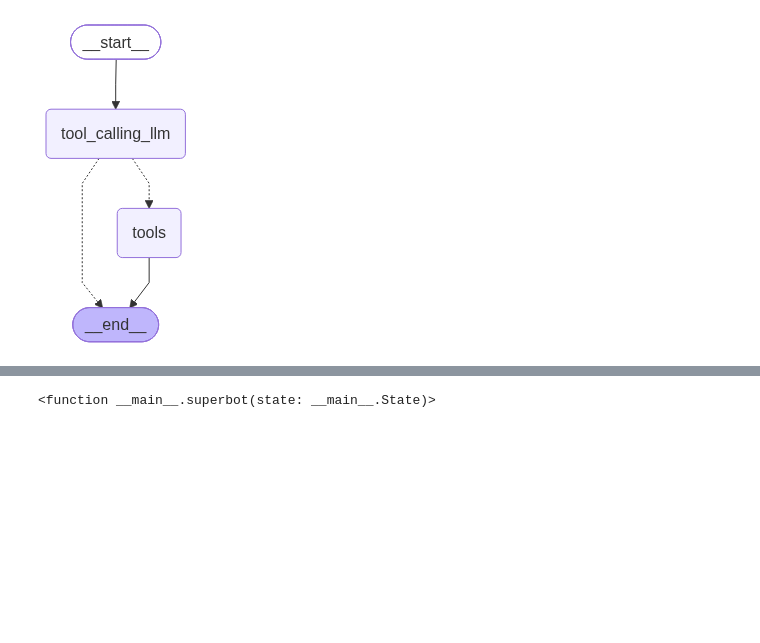
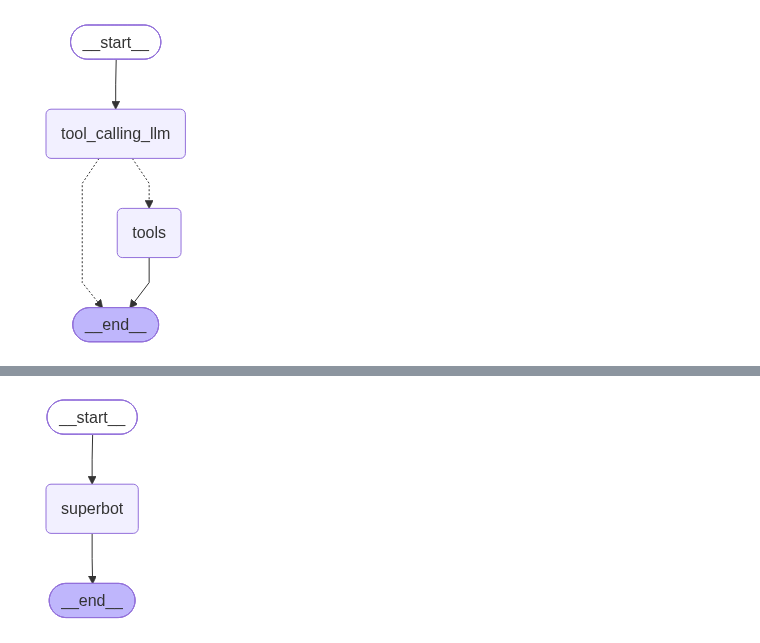
Before and after one commit to MohitPayasi/mohit_payasi, a Jupyter notebook: langraphproject/basic_chat/basic_chat_1.ipynb, the cells around one changed output, grey strips where cells are left out. Cells and saved outputs as stored; diff of their text form; code cells hidden in the pictures; blank space fills up the shorter version.

Commit message:
feat: add multi-agent and basic chat notebooks using LangGraph and LangChain

```diff
--- a/langraphproject/basic_chat/basic_chat_1.ipynb
+++ b/langraphproject/basic_chat/basic_chat_1.ipynb
@@ -460,6 +466,13 @@ memory= MemorySaver()
 def superbot(state:State):
     return {'messages':[model_with_tool.invoke(state['messages'])]}
 # %%
-supe
+graph= StateGraph(State)
+
+graph.add_node('superbot',superbot)
+graph.add_edge(START,'superbot')
+
+graph.add_edge('superbot',END)
+
+graph.compile(checkpointer=memory)
 # %% [output]
-<function __main__.superbot(state: __main__.State)>
+[figure, added]
```
Also changed, not shown: parts of 23 cells of this notebook, 3 other files.
